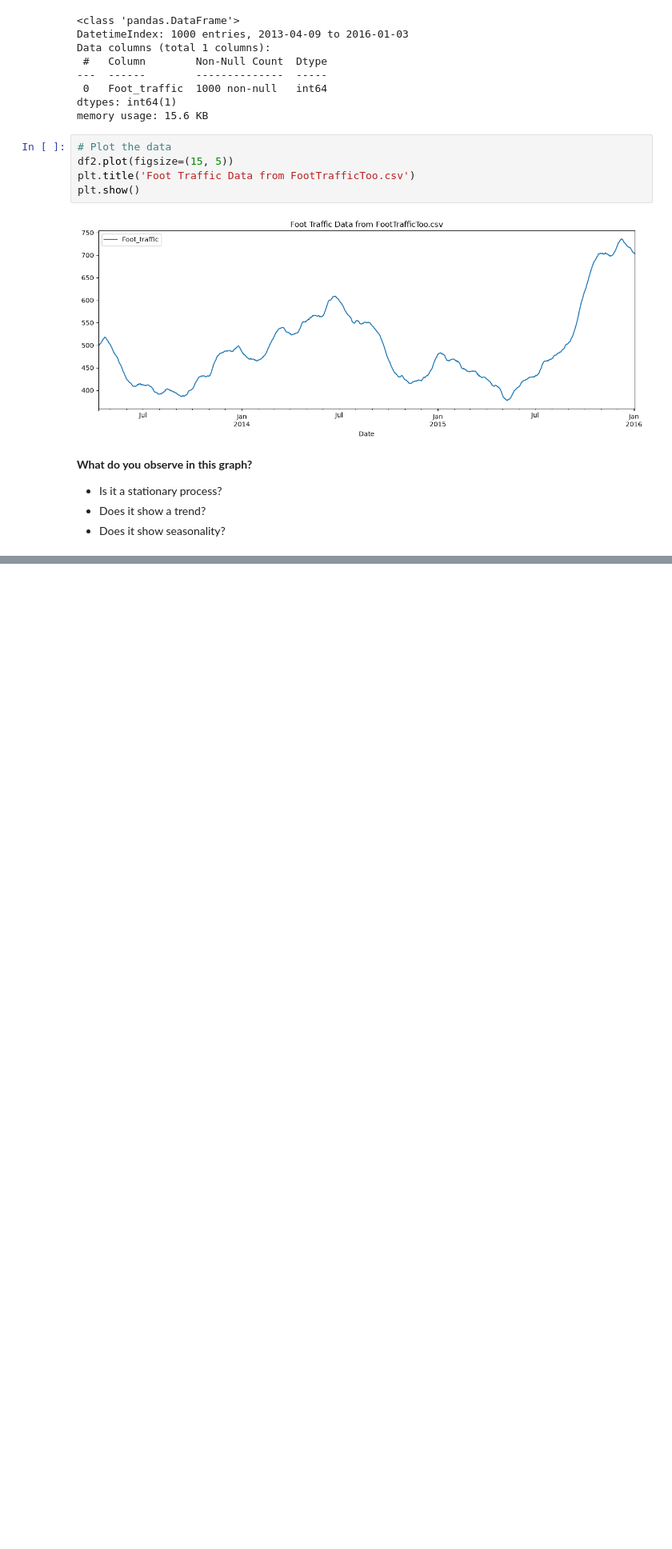
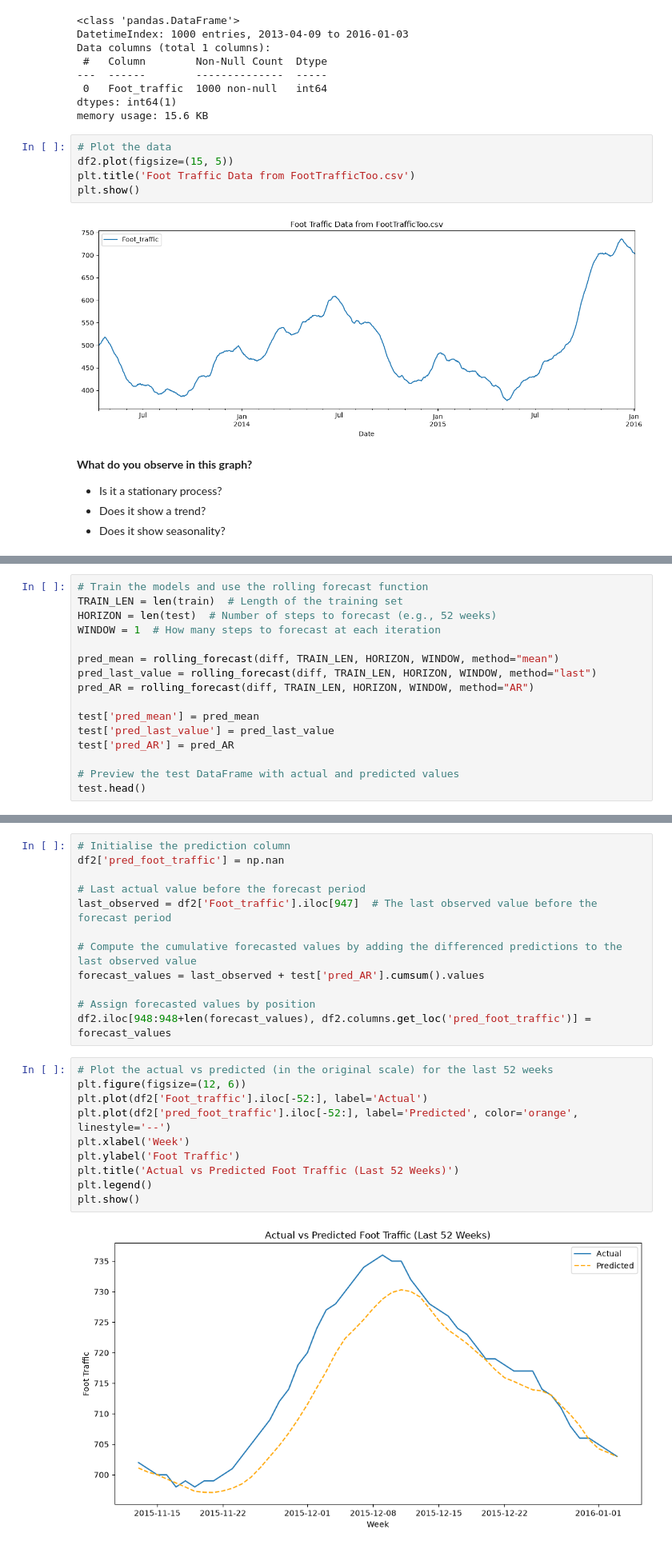
Before and after one commit to michaelhudson2205/INFO3022_Practicals, a Jupyter notebook: P4_1_Autoregressive.ipynb, the cells around one changed output, grey strips where cells are left out. Shown at 80% size. Drawn from its saved outputs; the diff is of its cells as text; blank space fills up the shorter version.

```diff
--- a/P4_1_Autoregressive.ipynb
+++ b/P4_1_Autoregressive.ipynb
@@ -407,0 +536,16 @@ plt.show()
+# %%
+# Train the models and use the rolling forecast function
+TRAIN_LEN = len(train)  # Length of the training set
+HORIZON = len(test)  # Number of steps to forecast (e.g., 52 weeks)
+WINDOW = 1  # How many steps to forecast at each iteration
+
+pred_mean = rolling_forecast(diff, TRAIN_LEN, HORIZON, WINDOW, method="mean")
+pred_last_value = rolling_forecast(diff, TRAIN_LEN, HORIZON, WINDOW, method="last")
+pred_AR = rolling_forecast(diff, TRAIN_LEN, HORIZON, WINDOW, method="AR")
+
+test['pred_mean'] = pred_mean
+test['pred_last_value'] = pred_last_value
+test['pred_AR'] = pred_AR
+
+# Preview the test DataFrame with actual and predicted values
+test.head()
@@ -407,0 +581,24 @@ plt.show()
+# %%
+# Initialise the prediction column
+df2['pred_foot_traffic'] = np.nan
+
+# Last actual value before the forecast period
+last_observed = df2['Foot_traffic'].iloc[947]  # The last observed value before the forecast period
+
+# Compute the cumulative forecasted values by adding the differenced predictions to the last observed value
+forecast_values = last_observed + test['pred_AR'].cumsum().values
+
+# Assign forecasted values by position
+df2.iloc[948:948+len(forecast_values), df2.columns.get_loc('pred_foot_traffic')] = forecast_values
+# %%
+# Plot the actual vs predicted (in the original scale) for the last 52 weeks
+plt.figure(figsize=(12, 6))
+plt.plot(df2['Foot_traffic'].iloc[-52:], label='Actual')
+plt.plot(df2['pred_foot_traffic'].iloc[-52:], label='Predicted', color='orange', linestyle='--')
+plt.xlabel('Week')
+plt.ylabel('Foot Traffic')
+plt.title('Actual vs Predicted Foot Traffic (Last 52 Weeks)')
+plt.legend()
+plt.show()
+# %% [output]
+[figure, added]
```
Also changed, not shown: parts of 20 cells of this notebook.
